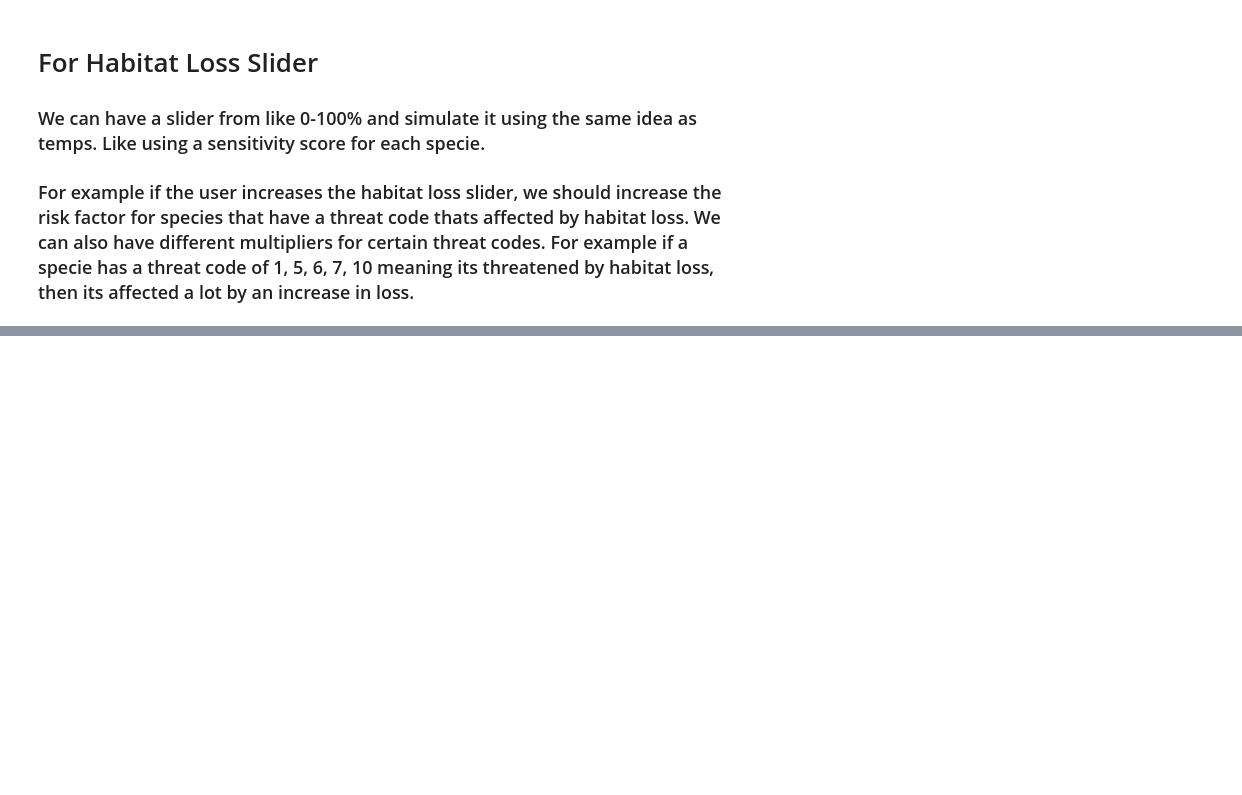
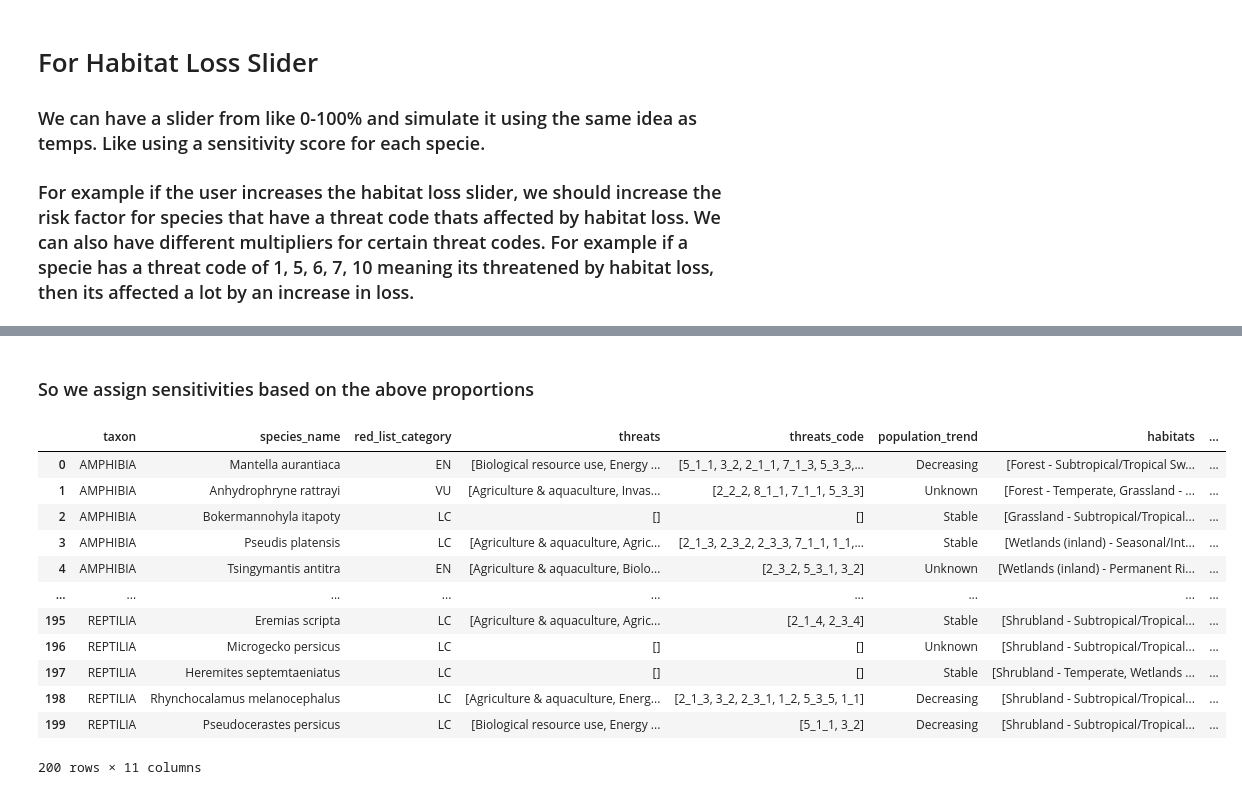
Before and after one commit to shantguedekelian/DSC106_FinalProject, a Jupyter notebook: setup.ipynb, the cells around one changed output, grey strips where cells are left out. Saved outputs shown, nothing was run; the diff lists cells and outputs as text; code cells hidden in the pictures; blank space fills up the shorter version.

```diff
--- a/setup.ipynb
+++ b/setup.ipynb
@@ -251,0 +326,2 @@ For example if the user increases the habitat loss slider, we should increase th
+# %% [markdown]
+<h3>So we assign sensitivities based on the above proportions
@@ -251,0 +340,39 @@ For example if the user increases the habitat loss slider, we should increase th
+# %%
+def assignGasSensitivity(threat_codes):
+    sens = {
+        '2':0.2,
+        '3':1,
+        '1':0.3,
+        '4':0.6,
+        '9':0.8,
+        '11':0.8
+    }
+    output = []
+    for threat in threat_codes:
+        val = threat[0]
+        if val in sens.keys():
+            output.append(sens[val])
+        else:
+            output.append(0)
+    if len(output) == 0:
+        return output
+    else:
+        return max(output)
+# %%
+combined_df['co2_sens'] = combined_df['threats_code'].apply(assignGasSensitivity)
+
+combined_df
+# %% [output]
+|  | taxon | species_name | red_list_category | threats | threats_code | population_trend | habitats | ... |
+| 0 | AMPHIBIA | Mantella aurantiaca | EN | [Biological resource use, Energy ... | [5_1_1, 3_2, 2_1_1, 7_1_3, 5_3_3,... | Decreasing | [Forest - Subtropical/Tropical Sw... | ... |
+| 1 | AMPHIBIA | Anhydrophryne rattrayi | VU | [Agriculture & aquaculture, Invas... | [2_2_2, 8_1_1, 7_1_1, 5_3_3] | Unknown | [Forest - Temperate, Grassland - ... | ... |
+| 2 | AMPHIBIA | Bokermannohyla itapoty | LC | [] | [] | Stable | [Grassland - Subtropical/Tropical... | ... |
+| 3 | AMPHIBIA | Pseudis platensis | LC | [Agriculture & aquaculture, Agric... | [2_1_3, 2_3_2, 2_3_3, 7_1_1, 1_1,... | Stable | [Wetlands (inland) - Seasonal/Int... | ... |
+| 4 | AMPHIBIA | Tsingymantis antitra | EN | [Agriculture & aquaculture, Biolo... | [2_3_2, 5_3_1, 3_2] | Unknown | [Wetlands (inland) - Permanent Ri... | ... |
+| ... | ... | ... | ... | ... | ... | ... | ... | ... |
+| 195 | REPTILIA | Eremias scripta | LC | [Agriculture & aquaculture, Agric... | [2_1_4, 2_3_4] | Stable | [Shrubland - Subtropical/Tropical... | ... |
+| 196 | REPTILIA | Microgecko persicus | LC | [] | [] | Unknown | [Shrubland - Subtropical/Tropical... | ... |
+| 197 | REPTILIA | Heremites septemtaeniatus | LC | [] | [] | Stable | [Shrubland - Temperate, Wetlands ... | ... |
+| 198 | REPTILIA | Rhynchocalamus melanocephalus | LC | [Agriculture & aquaculture, Energ... | [2_1_3, 3_2, 2_3_1, 1_2, 5_3_5, 1_1] | Decreasing | [Shrubland - Subtropical/Tropical... | ... |
+| 199 | REPTILIA | Pseudocerastes persicus | LC | [Biological resource use, Energy ... | [5_1_1, 3_2] | Decreasing | [Shrubland - Subtropical/Tropical... | ... |
+200 rows × 11 columns
```
Also changed, not shown: parts of 11 cells of this notebook, 1 other file.
